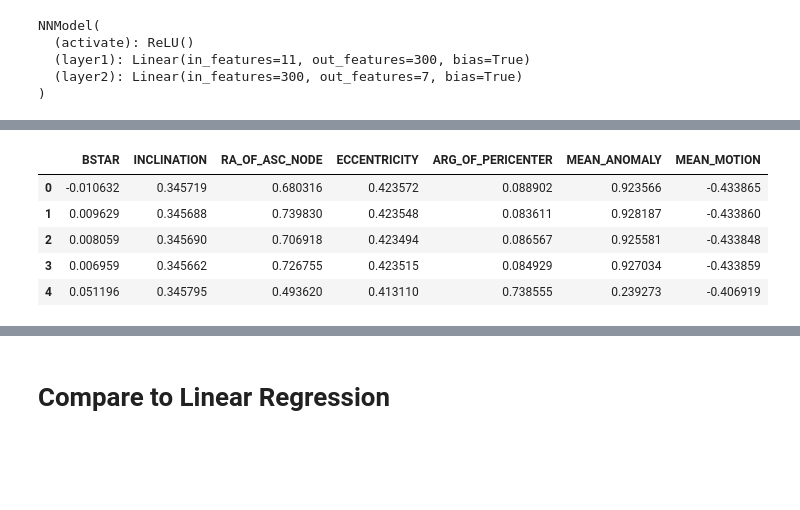
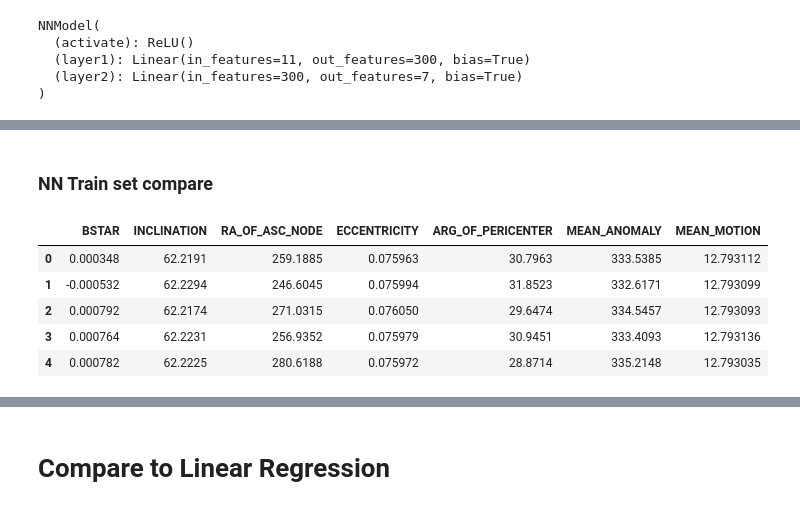
Before and after one commit to cm-tle-pred/tle-prediction, a Jupyter notebook: models/model_0/playground.ipynb, the cells around one changed output, grey strips where cells are left out. Cells and saved outputs as stored; diff of their text form; code cells hidden in the pictures; blank space fills up the shorter version.

```diff
--- a/models/model_0/playground.ipynb
+++ b/models/model_0/playground.ipynb
@@ -127,12 +153,14 @@ X_train.head()
-# %%
-y_train.head()
-# %% [output]
-|  | BSTAR | INCLINATION | RA_OF_ASC_NODE | ECCENTRICITY | ARG_OF_PERICENTER | MEAN_ANOMALY | MEAN_MOTION |
-| 0 | -0.010632 | 0.345719 | 0.680316 | 0.423572 | 0.088902 | 0.923566 | -0.433865 |
-| 1 | 0.009629 | 0.345688 | 0.739830 | 0.423548 | 0.083611 | 0.928187 | -0.433860 |
-| 2 | 0.008059 | 0.345690 | 0.706918 | 0.423494 | 0.086567 | 0.925581 | -0.433848 |
-| 3 | 0.006959 | 0.345662 | 0.726755 | 0.423515 | 0.084929 | 0.927034 | -0.433859 |
-| 4 | 0.051196 | 0.345795 | 0.493620 | 0.413110 | 0.738555 | 0.239273 | -0.406919 |
+# %% [markdown]
+### NN Train set compare
+# %%
+clean_data.normalize_all_columns(y_train.head().copy(), reverse=True)
+# %% [output]
+|  | BSTAR | INCLINATION | RA_OF_ASC_NODE | ECCENTRICITY | ARG_OF_PERICENTER | MEAN_ANOMALY | MEAN_MOTION |
+| 0 | 0.000348 | 62.2191 | 259.1885 | 0.075963 | 30.7963 | 333.5385 | 12.793112 |
+| 1 | -0.000532 | 62.2294 | 246.6045 | 0.075994 | 31.8523 | 332.6171 | 12.793099 |
+| 2 | 0.000792 | 62.2174 | 271.0315 | 0.076050 | 29.6474 | 334.5457 | 12.793093 |
+| 3 | 0.000764 | 62.2231 | 256.9352 | 0.075979 | 30.9451 | 333.4093 | 12.793136 |
+| 4 | 0.000782 | 62.2225 | 280.6188 | 0.075972 | 28.8714 | 335.2148 | 12.793035 |
 # %%
 y_pred = train.predict(model, X_train) # get predictions for each train
 y_pred_df = pd.DataFrame(y_pred, columns=train_df.columns[:-2])  # put results into a dataframe
```
Also changed, not shown: parts of 19 cells of this notebook, 2 other files.
